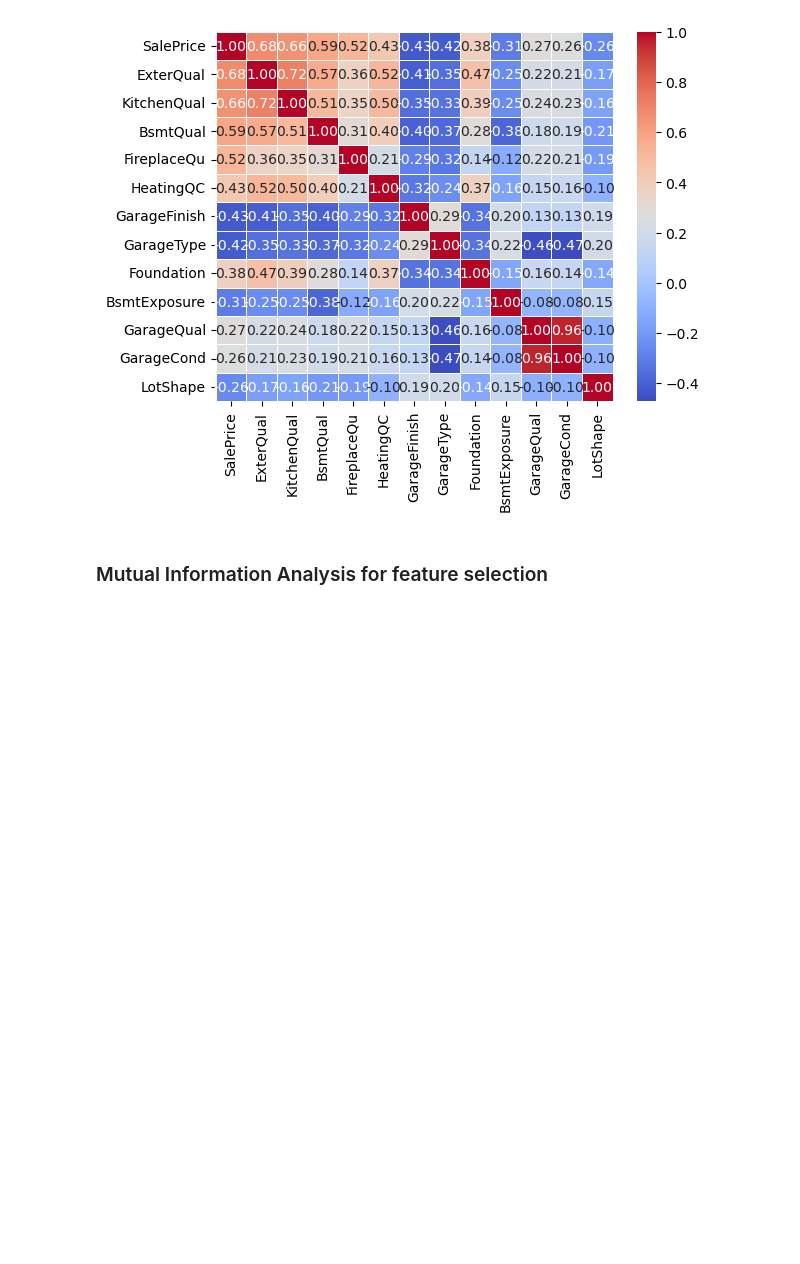
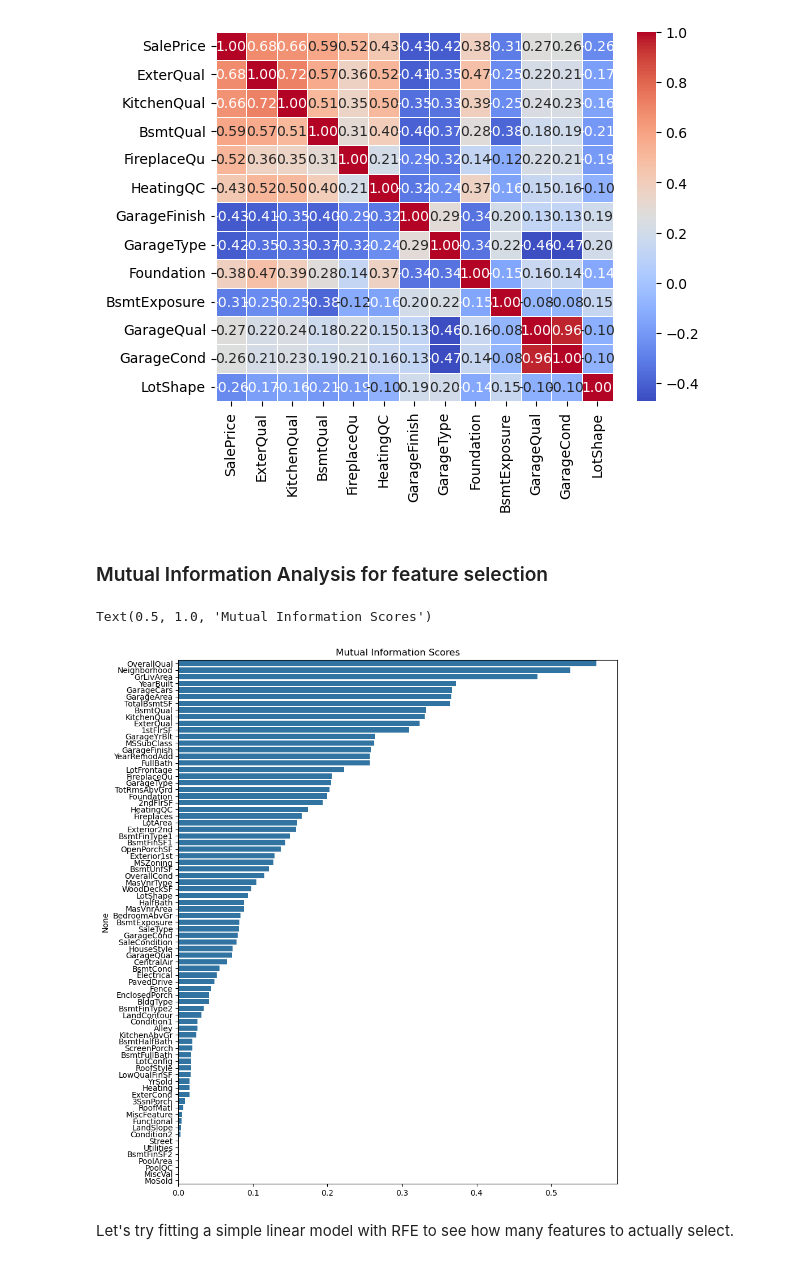
Before and after one commit to spinjet/ml_practice, a Jupyter notebook: ames_iowa/eda.ipynb, the cells around one changed output. Saved outputs shown, nothing was run; the diff lists cells and outputs as text; code cells hidden in the pictures; blank space fills up the shorter version.

Commit message:
Exploration of multual information for feature selection.

```diff
--- a/ames_iowa/eda.ipynb
+++ b/ames_iowa/eda.ipynb
@@ -211,8 +211,23 @@ sns.heatmap(corr, annot=True, fmt=".2f", cmap='coolwarm', linewidths=0.5)
 # %%
 from sklearn.feature_selection import mutual_info_regression
 
 def make_mi_scores(X, y, discrete_features):
     mi_scores = mutual_info_regression(X, y, discrete_features=discrete_features)
     mi_scores = pd.Series(mi_scores, name="MI Scores", index=X.columns)
     mi_scores = mi_scores.sort_values(ascending=False)
     return mi_scores
+
+y_target = cat_housing_data['SalePrice']
+X_input = cat_housing_data.drop(columns=['SalePrice', 'Id'])
+discrete_features = [col in cathegorical_cols for col in X_input.columns]
+
+mi_scores = make_mi_scores(X_input, y_target, discrete_features)
+
+plt.figure(figsize=(10, 12))
+sns.barplot(x=mi_scores.values, y=mi_scores.index)
+plt.title("Mutual Information Scores")
+# %% [output]
+Text(0.5, 1.0, 'Mutual Information Scores')
+[figure, added]
+# %% [markdown]
+Let's try fitting a simple linear model with RFE to see how many features to actually select.
```
Also changed, not shown: parts of 3 cells of this notebook.
